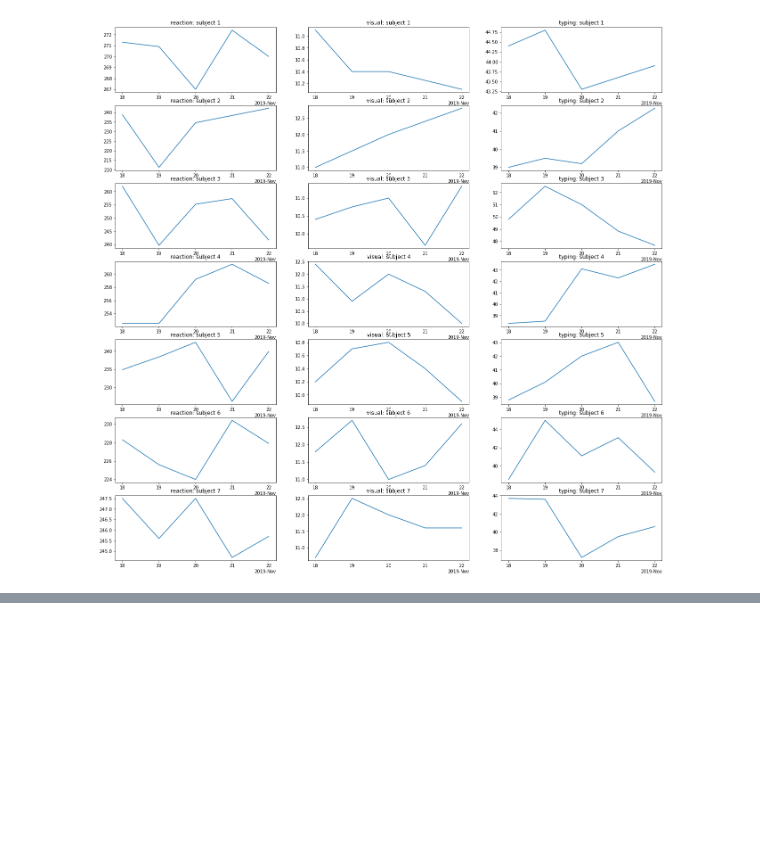
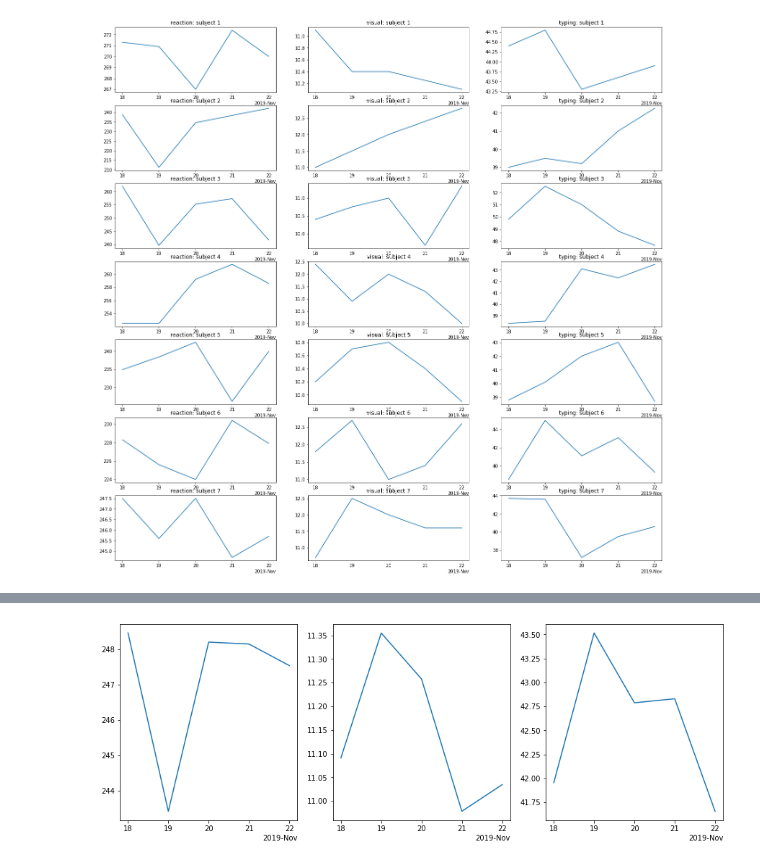
Before and after one commit to kaareltinn/icns-project, a Jupyter notebook: project.ipynb, the cells around one changed output, grey strips where cells are left out. Saved outputs shown, nothing was run; the diff lists cells and outputs as text; code cells hidden in the pictures; blank space fills up the shorter version.

```diff
--- a/project.ipynb
+++ b/project.ipynb
@@ -392,0 +420,21 @@ display_side_by_side(*[df.describe() for df in daily_data['typing']])
+# %%
+reaction_data.set_index(reaction_data['datetime'], inplace=True)
+visual_data.set_index(visual_data['datetime'], inplace=True)
+typing_data.set_index(typing_data['datetime'], inplace=True)
+
+daily_reaction_averages = reaction_data.resample('D').mean()
+daily_visual_averages = visual_data.resample('D').mean()
+daily_typing_averages = typing_data.resample('D').mean()
+
+daily_data = [daily_reaction_averages, daily_visual_averages, daily_typing_averages]
+
+fig, axs = plt.subplots(1, 3, figsize=(15,5))
+for i, ax in enumerate(axs):
+    df = daily_data[i]
+    ax.plot(df.index, df.result)
+    set_concise_formatter(ax)
+
+plt.savefig('data/daily_averages.png')
+plt.show()
+# %% [output]
+[figure, added]
```
Also changed, not shown: parts of 22 cells of this notebook, 7 other files.
